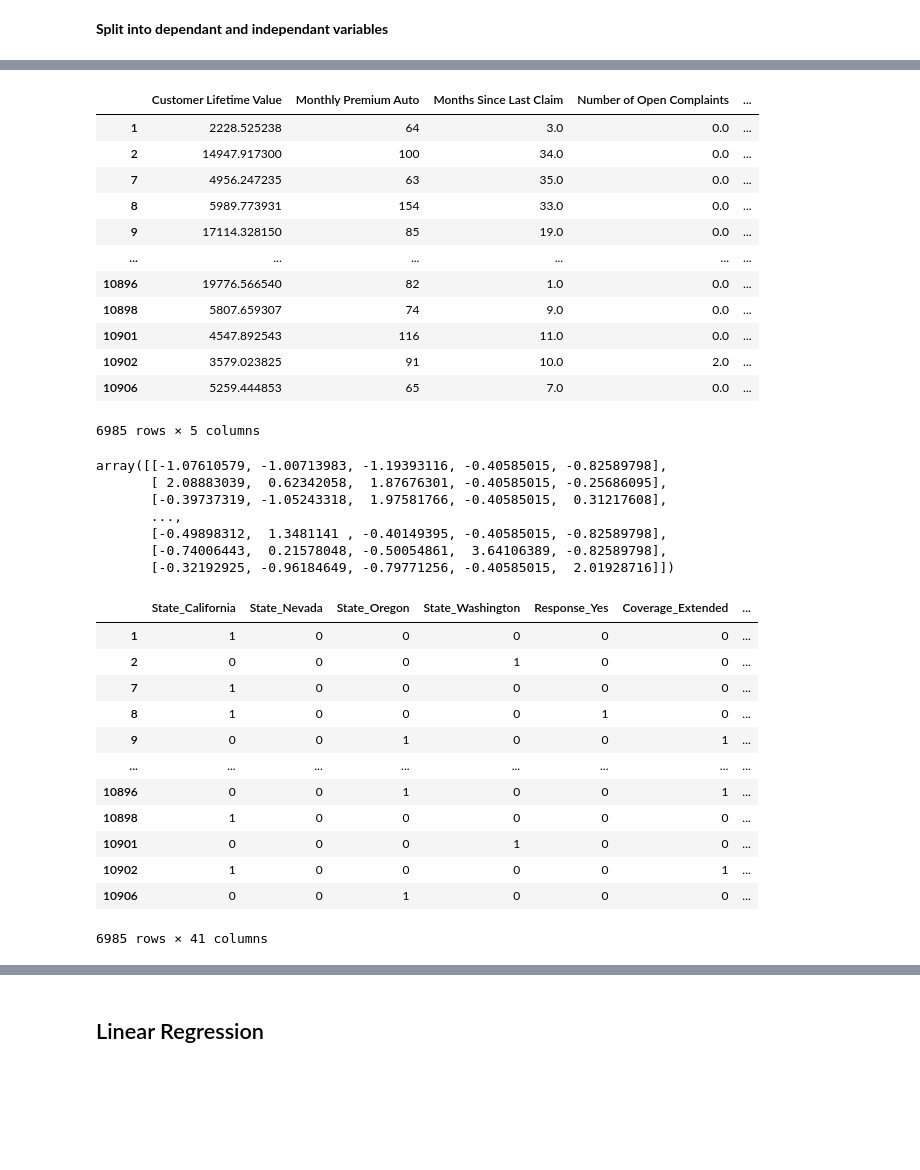
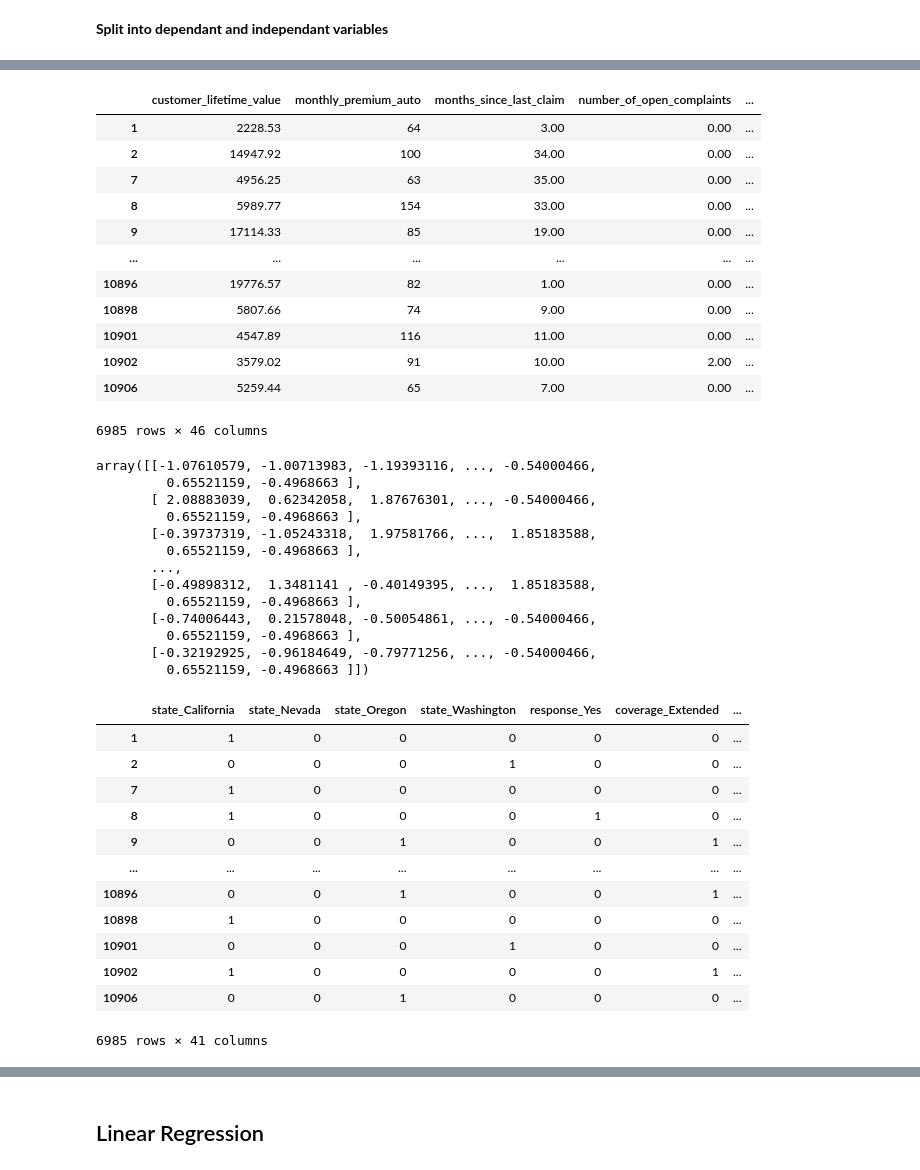
Before and after one commit to emma23579/IronhackLabs, a Jupyter notebook: Case_Study_Continued.ipynb, the cells around one changed output, grey strips where cells are left out. Cells and saved outputs as stored; diff of their text form; code cells hidden in the pictures; blank space fills up the shorter version.

```diff
--- a/Case_Study_Continued.ipynb
+++ b/Case_Study_Continued.ipynb
@@ -19,7 +17,7 @@ from sklearn.model_selection import train_test_split
 from sklearn.metrics import r2_score
 from sklearn.metrics import mean_squared_error as mse
 from sklearn.metrics import mean_absolute_error as mae
-pd.options.display.max_rows = 50
+pd.options.display.max_rows = 200
 # %% [markdown]
 ### Cleaning the Data
 # %%
@@ -199,42 +199,48 @@ array([[<AxesSubplot:title={'center':'Customer Lifetime Value'}>,
       dtype=object)
 [figure]
 # %%
-x=new_df.drop("Total Claim Amount", axis=1)
-y=new_df["Total Claim Amount"]
+X=new_df.drop("total_claim_amount", axis=1)
+y=new_df["total_claim_amount"]
 # %%
-xn = x._get_numeric_data()
-xn
+X_n = x._get_numeric_data()
+X_n
 # %% [output]
-|  | Customer Lifetime Value | Monthly Premium Auto | Months Since Last Claim | Number of Open Complaints | ... |
-| 1 | 2228.525238 | 64 | 3.0 | 0.0 | ... |
-| 2 | 14947.917300 | 100 | 34.0 | 0.0 | ... |
-| 7 | 4956.247235 | 63 | 35.0 | 0.0 | ... |
-| 8 | 5989.773931 | 154 | 33.0 | 0.0 | ... |
-| 9 | 17114.328150 | 85 | 19.0 | 0.0 | ... |
+|  | customer_lifetime_value | monthly_premium_auto | months_since_last_claim | number_of_open_complaints | ... |
+| 1 | 2228.53 | 64 | 3.00 | 0.00 | ... |
+| 2 | 14947.92 | 100 | 34.00 | 0.00 | ... |
+| 7 | 4956.25 | 63 | 35.00 | 0.00 | ... |
+| 8 | 5989.77 | 154 | 33.00 | 0.00 | ... |
+| 9 | 17114.33 | 85 | 19.00 | 0.00 | ... |
 | ... | ... | ... | ... | ... | ... |
-| 10896 | 19776.566540 | 82 | 1.0 | 0.0 | ... |
-| 10898 | 5807.659307 | 74 | 9.0 | 0.0 | ... |
-| 10901 | 4547.892543 | 116 | 11.0 | 0.0 | ... |
-| 10902 | 3579.023825 | 91 | 10.0 | 2.0 | ... |
-| 10906 | 5259.444853 | 65 | 7.0 | 0.0 | ... |
+| 10896 | 19776.57 | 82 | 1.00 | 0.00 | ... |
+| 10898 | 5807.66 | 74 | 9.00 | 0.00 | ... |
+| 10901 | 4547.89 | 116 | 11.00 | 0.00 | ... |
+| 10902 | 3579.02 | 91 | 10.00 | 2.00 | ... |
+| 10906 | 5259.44 | 65 | 7.00 | 0.00 | ... |
-6985 rows × 5 columns
+6985 rows × 46 columns
 # %%
-x_scaled = StandardScaler().fit_transform(xn)
-x_scaled
+X_scaled = StandardScaler().fit_transform(X_n)
+X_scaled
 # %% [output]
-array([[-1.07610579, -1.00713983, -1.19393116, -0.40585015, -0.82589798],
-       [ 2.08883039,  0.62342058,  1.87676301, -0.40585015, -0.25686095],
-       [-0.39737319, -1.05243318,  1.97581766, -0.40585015,  0.31217608],
+array([[-1.07610579, -1.00713983, -1.19393116, ..., -0.54000466,
+         0.65521159, -0.4968663 ],
+       [ 2.08883039,  0.62342058,  1.87676301, ..., -0.54000466,
+         0.65521159, -0.4968663 ],
+       [-0.39737319, -1.05243318,  1.97581766, ...,  1.85183588,
+         0.65521159, -0.4968663 ],
        ...,
-       [-0.49898312,  1.3481141 , -0.40149395, -0.40585015, -0.82589798],
-       [-0.74006443,  0.21578048, -0.50054861,  3.64106389, -0.82589798],
-       [-0.32192925, -0.96184649, -0.79771256, -0.40585015,  2.01928716]])
+       [-0.49898312,  1.3481141 , -0.40149395, ...,  1.85183588,
+         0.65521159, -0.4968663 ],
+       [-0.74006443,  0.21578048, -0.50054861, ..., -0.54000466,
+         0.65521159, -0.4968663 ],
+       [-0.32192925, -0.96184649, -0.79771256, ..., -0.54000466,
+         0.65521159, -0.4968663 ]])
 # %%
-xc = x.select_dtypes(include=['object'])
-xc = pd.get_dummies(xc, drop_first=True)
-xc
+X_c = X.select_dtypes(include=['object'])
+X_c = pd.get_dummies(X_c, drop_first=True)
+X_c
 # %% [output]
-|  | State_California | State_Nevada | State_Oregon | State_Washington | Response_Yes | Coverage_Extended | ... |
+|  | state_California | state_Nevada | state_Oregon | state_Washington | response_Yes | coverage_Extended | ... |
 | 1 | 1 | 0 | 0 | 0 | 0 | 0 | ... |
 | 2 | 0 | 0 | 0 | 1 | 0 | 0 | ... |
 | 7 | 1 | 0 | 0 | 0 | 0 | 0 | ... |
```
Also changed, not shown: parts of 51 cells of this notebook.
